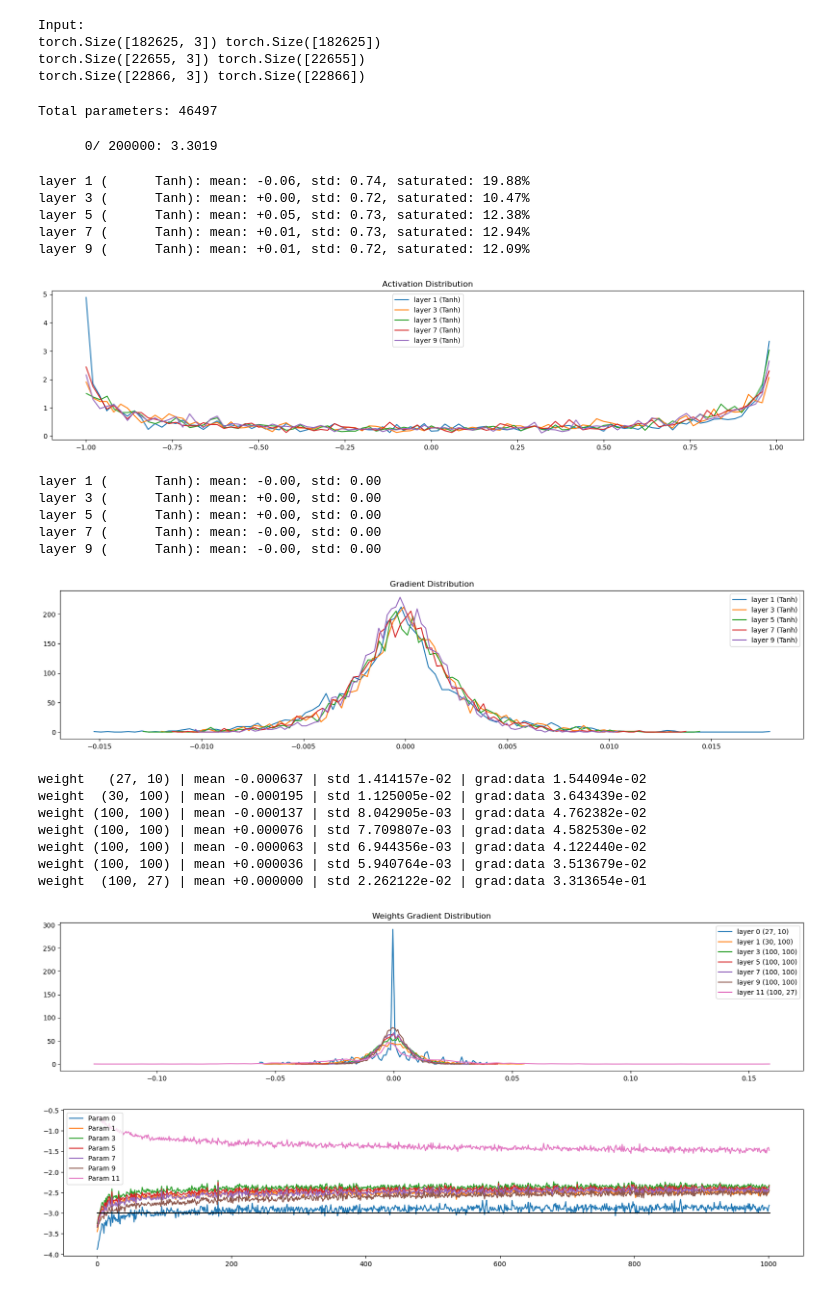
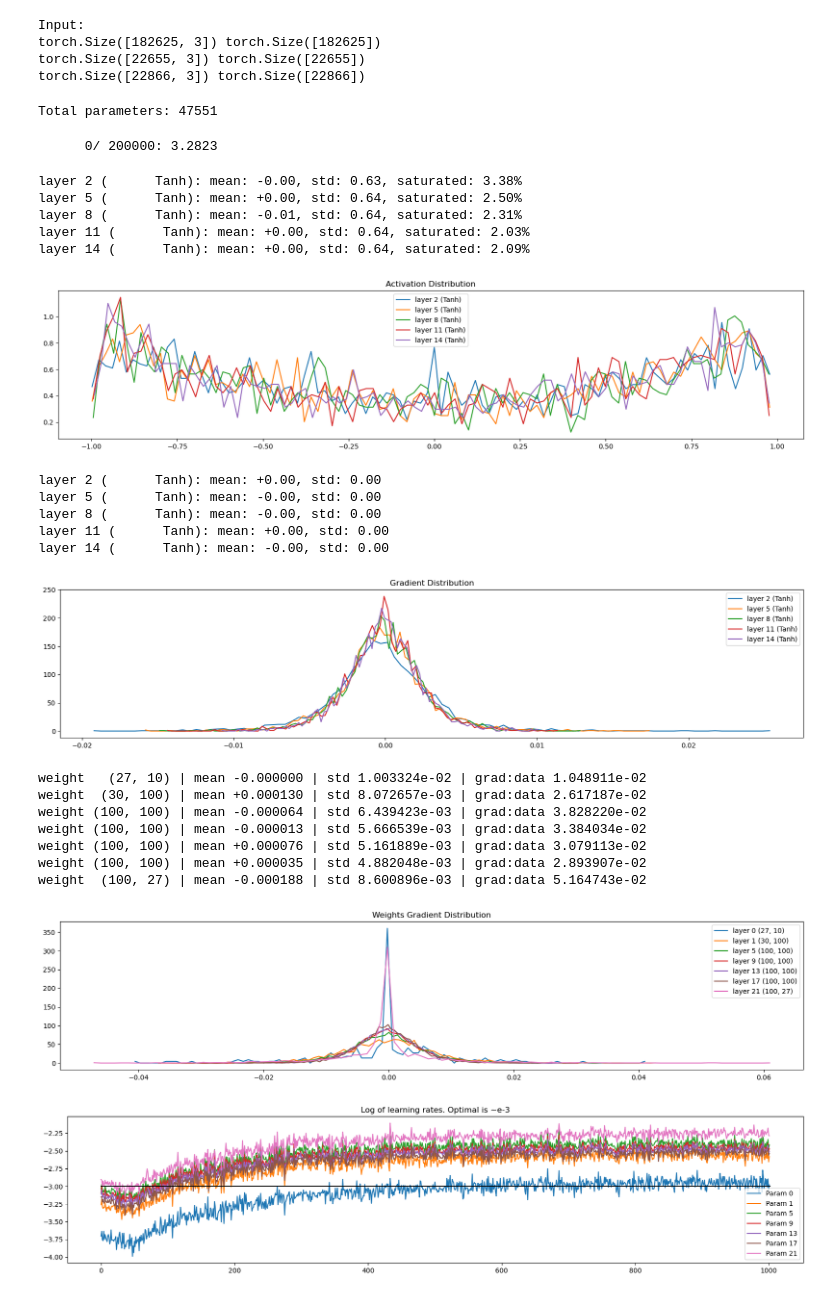
Before and after one commit to kmatk/makemore, a Jupyter notebook: makemore_mlp2.ipynb, the cells around one changed output. Cells and saved outputs as stored; diff of their text form; code cells hidden in the pictures.

```diff
--- a/makemore_mlp2.ipynb
+++ b/makemore_mlp2.ipynb
@@ -112,18 +112,18 @@ g = torch.Generator().manual_seed(2147483647)
 
 C = torch.randn((vocab_size, n_embd))
 layers = [
-    Linear(n_embd * block_size, n_hidden), Tanh(),
-    Linear(           n_hidden, n_hidden), Tanh(),
-    Linear(           n_hidden, n_hidden), Tanh(),
-    Linear(           n_hidden, n_hidden), Tanh(),
-    Linear(           n_hidden, n_hidden), Tanh(),
-    Linear(           n_hidden, vocab_size)
-
+    Linear(n_embd * block_size, n_hidden), BatchNorm1d(n_hidden), Tanh(),
+    Linear(           n_hidden, n_hidden), BatchNorm1d(n_hidden), Tanh(),
+    Linear(           n_hidden, n_hidden), BatchNorm1d(n_hidden), Tanh(),
+    Linear(           n_hidden, n_hidden), BatchNorm1d(n_hidden), Tanh(),
+    Linear(           n_hidden, n_hidden), BatchNorm1d(n_hidden), Tanh(),
+    Linear(           n_hidden, vocab_size),  BatchNorm1d(vocab_size)
 ]
 
 with torch.no_grad():
     # last layer: make less confident
-    layers[-1].weight *= 0.1
+    layers[-1].gamma *= 0.1
+    # layers[-1].weight *= 0.1
     # all other layers: apply gain
     for layer in layers[:-1]:
         if isinstance(layer, Linear):
@@ -134,7 +134,7 @@ print(f'Total parameters: {sum(p.nelement() for p in parameters)}')
 for p in parameters:
     p.requires_grad = True
 # %% [output]
-Total parameters: 46497
+Total parameters: 47551
 # %%
 max_steps = 200_000
 batch_size = 32
@@ -175,9 +175,10 @@ for i in range(max_steps):
     if i > 1000:
         break # REMOVE AFTER DEBUG
 # %% [output]
-      0/ 200000: 3.3019
+      0/ 200000: 3.2823
 # %%
 # visualize histograms
+# this plot shows how many parameters are being squashed to 1 or -1 by activation function tanh
 plt.figure(figsize=(20,4))
 legends = []
 for i, layer in enumerate(layers[:-1]):
@@ -190,14 +191,15 @@ for i, layer in enumerate(layers[:-1]):
 plt.legend(legends)
 plt.title('Activation Distribution');
 # %% [output]
-layer 1 (      Tanh): mean: -0.06, std: 0.74, saturated: 19.88%
-layer 3 (      Tanh): mean: +0.00, std: 0.72, saturated: 10.47%
-layer 5 (      Tanh): mean: +0.05, std: 0.73, saturated: 12.38%
-layer 7 (      Tanh): mean: +0.01, std: 0.73, saturated: 12.94%
-layer 9 (      Tanh): mean: +0.01, std: 0.72, saturated: 12.09%
+layer 2 (      Tanh): mean: -0.00, std: 0.63, saturated: 3.38%
+layer 5 (      Tanh): mean: +0.00, std: 0.64, saturated: 2.50%
+layer 8 (      Tanh): mean: -0.01, std: 0.64, saturated: 2.31%
+layer 11 (      Tanh): mean: +0.00, std: 0.64, saturated: 2.03%
+layer 14 (      Tanh): mean: +0.00, std: 0.64, saturated: 2.09%
-[figure, old version]
+[figure, new version]
 # %%
 # visualize histograms
+# this plot shows the distribution of the gradients of our parameters
 plt.figure(figsize=(20,4))
 legends = []
 for i, layer in enumerate(layers[:-1]):
@@ -210,14 +212,14 @@ for i, layer in enumerate(layers[:-1]):
 plt.legend(legends)
 plt.title('Gradient Distribution');
 # %% [output]
-layer 1 (      Tanh): mean: -0.00, std: 0.00
-layer 3 (      Tanh): mean: +0.00, std: 0.00
-layer 5 (      Tanh): mean: +0.00, std: 0.00
-layer 7 (      Tanh): mean: -0.00, std: 0.00
-layer 9 (      Tanh): mean: -0.00, std: 0.00
+layer 2 (      Tanh): mean: +0.00, std: 0.00
+layer 5 (      Tanh): mean: -0.00, std: 0.00
+layer 8 (      Tanh): mean: -0.00, std: 0.00
+layer 11 (      Tanh): mean: +0.00, std: 0.00
+layer 14 (      Tanh): mean: -0.00, std: 0.00
-[figure, old version]
+[figure, new version]
 # %%
-# visualize histograms
+# this plot shows the ratio of gradients to data values for our parameters
 plt.figure(figsize=(20,4))
 legends = []
 for i, p in enumerate(parameters):
@@ -230,22 +232,25 @@ for i, p in enumerate(parameters):
 plt.legend(legends)
 plt.title('Weights Gradient Distribution');
 # %% [output]
-weight   (27, 10) | mean -0.000637 | std 1.414157e-02 | grad:data 1.544094e-02
-weight  (30, 100) | mean -0.000195 | std 1.125005e-02 | grad:data 3.643439e-02
-weight (100, 100) | mean -0.000137 | std 8.042905e-03 | grad:data 4.762382e-02
-weight (100, 100) | mean +0.000076 | std 7.709807e-03 | grad:data 4.582530e-02
-weight (100, 100) | mean -0.000063 | std 6.944356e-03 | grad:data 4.122440e-02
-weight (100, 100) | mean +0.000036 | std 5.940764e-03 | grad:data 3.513679e-02
-weight  (100, 27) | mean +0.000000 | std 2.262122e-02 | grad:data 3.313654e-01
+weight   (27, 10) | mean -0.000000 | std 1.003324e-02 | grad:data 1.048911e-02
+weight  (30, 100) | mean +0.000130 | std 8.072657e-03 | grad:data 2.617187e-02
+weight (100, 100) | mean -0.000064 | std 6.439423e-03 | grad:data 3.828220e-02
+weight (100, 100) | mean -0.000013 | std 5.666539e-03 | grad:data 3.384034e-02
+weight (100, 100) | mean +0.000076 | std 5.161889e-03 | grad:data 3.079113e-02
+weight (100, 100) | mean +0.000035 | std 4.882048e-03 | grad:data 2.893907e-02
+weight  (100, 27) | mean -0.000188 | std 8.600896e-03 | grad:data 5.164743e-02
-[figure, old version]
+[figure, new version]
 # %%
+#  this plot shows the update rates for our layers as a ratio of the log10 of (each parameters gradients multiplied by the learning rate, divided by its value)
+# can be used to tune learning rates to aim for e-3, which is optimal
 plt.figure(figsize=(20,4))
 legends = []
 for i, p in enumerate(parameters):
     if p.ndim == 2:
         plt.plot([ud[j][i] for j in range(len(ud))])
         legends.append('Param %d' % i)
 plt.plot([0, len(ud)], [-3, -3], 'k')
+plt.title('Log of learning rates. Optimal is ~e-3')
 plt.legend(legends);
 # %% [output]
-[figure, old version]
+[figure, new version]
```
